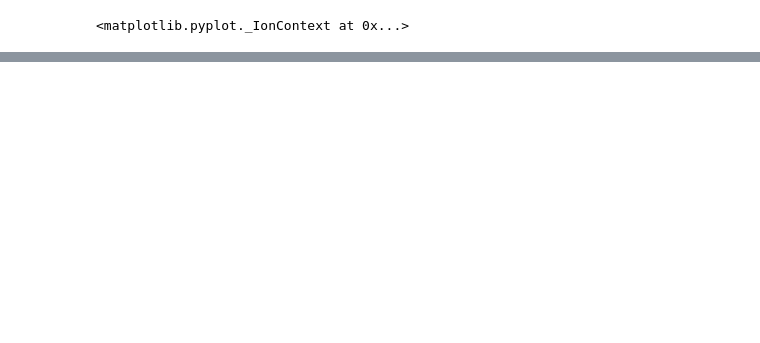
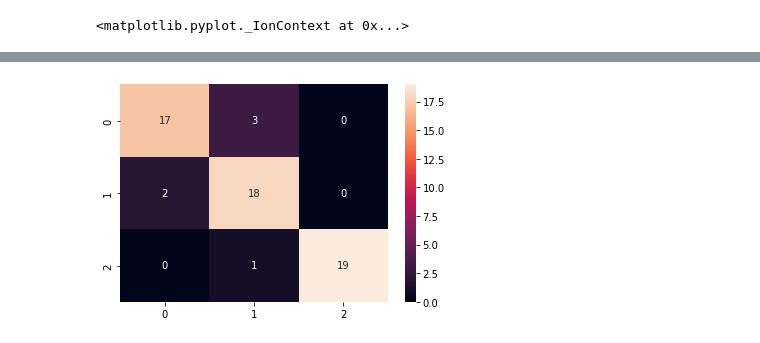
Before and after one commit to ChainYo/door_detector, a Jupyter notebook: finetuning.ipynb, the cells around one changed output, grey strips where cells are left out. Saved outputs shown, nothing was run; the diff lists cells and outputs as text; code cells hidden in the pictures; blank space fills up the shorter version.

```diff
--- a/finetuning.ipynb
+++ b/finetuning.ipynb
@@ -219,3 +238,29 @@ visualize_model(model_ft)
+# %%
+from sklearn.metrics import confusion_matrix
+import seaborn as sns
+
+def conf_matrix(model, dataloader, device):
+    model.eval()
+    y_true = []
+    y_pred = []
+
+    with torch.no_grad():
+        for inputs, labels in dataloader:
+            inputs = inputs.to(device)
+            labels = labels.to(device)
+
+            outputs = model(inputs)
+            _, preds = torch.max(outputs, 1)
+
+            y_true.extend(labels.data.cpu().numpy())
+            y_pred.extend(preds.data.cpu().numpy())
+
+    cm = confusion_matrix(y_true, y_pred)
+    sns.heatmap(cm, annot=True, fmt="d")
+# %%
+conf_matrix(model_ft, dataloaders["test"], device)
+# %% [output]
+[figure, added]
 # %%
 torch.save(model_ft.state_dict(), f"models/finetuning.pt")
 # %%
```
Also changed, not shown: parts of 8 cells of this notebook, 2 other files.
